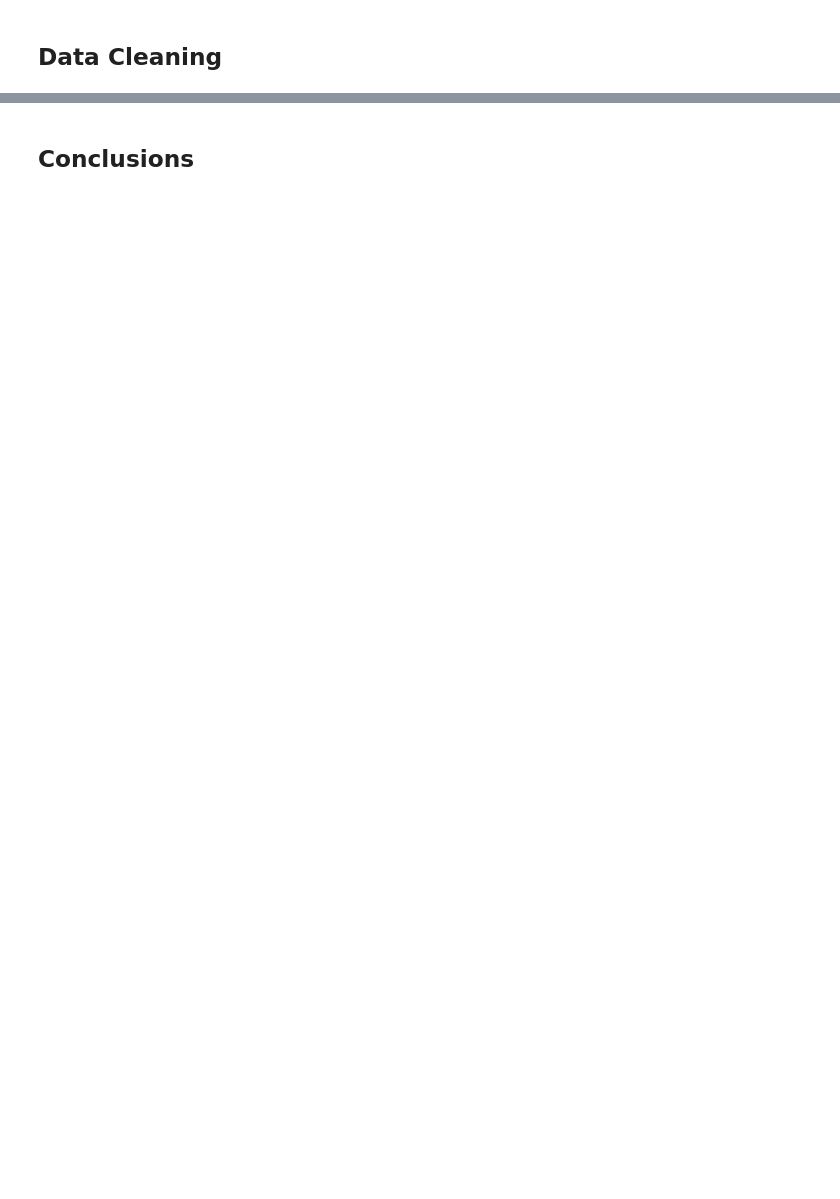
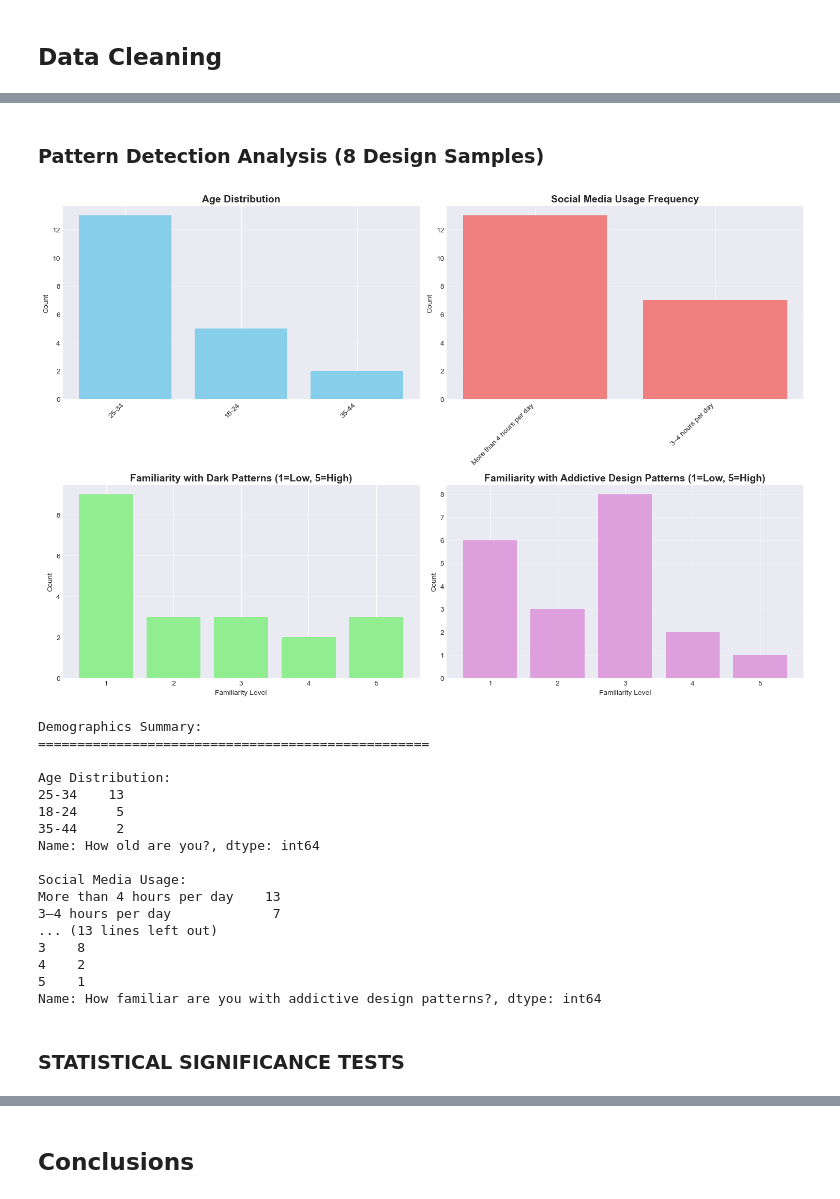
Before and after one commit to alkotaimJa/StudyonHowPeopleIdentifyDigitalDesignPatterns, a Jupyter notebook: data_analysis_template.ipynb, the cells around one changed output, grey strips where cells are left out. Cells and saved outputs as stored; diff of their text form; code cells hidden in the pictures; blank space fills up the shorter version.

```diff
--- a/data_analysis_template.ipynb
+++ b/data_analysis_template.ipynb
@@ -38,0 +219,75 @@ df.head()
+# %% [markdown]
+### Pattern Detection Analysis (8 Design Samples)
+# %%
+# Demographics analysis
+fig, axes = plt.subplots(2, 2, figsize=(15, 10))
+
+# Age distribution
+age_counts = df['How old are you?'].value_counts()
+axes[0, 0].bar(range(len(age_counts)), age_counts.values, color='skyblue')
+axes[0, 0].set_xticks(range(len(age_counts)))
+axes[0, 0].set_xticklabels(age_counts.index, rotation=45, ha='right')
+axes[0, 0].set_title('Age Distribution', fontsize=14, fontweight='bold')
+axes[0, 0].set_ylabel('Count')
+axes[0, 0].grid(axis='y', alpha=0.3)
+
+# Social media usage
+social_counts = df['How often do you use social media?'].value_counts()
+axes[0, 1].bar(range(len(social_counts)), social_counts.values, color='lightcoral')
+axes[0, 1].set_xticks(range(len(social_counts)))
+axes[0, 1].set_xticklabels(social_counts.index, rotation=45, ha='right')
+axes[0, 1].set_title('Social Media Usage Frequency', fontsize=14, fontweight='bold')
+axes[0, 1].set_ylabel('Count')
+axes[0, 1].grid(axis='y', alpha=0.3)
+
+# Dark patterns familiarity
+dark_familiarity = df['How familiar are you with dark patterns?'].value_counts().sort_index()
+axes[1, 0].bar(dark_familiarity.index.astype(str), dark_familiarity.values, color='lightgreen')
+axes[1, 0].set_title('Familiarity with Dark Patterns (1=Low, 5=High)', fontsize=14, fontweight='bold')
+axes[1, 0].set_xlabel('Familiarity Level')
+axes[1, 0].set_ylabel('Count')
+axes[1, 0].grid(axis='y', alpha=0.3)
+
+# Addictive patterns familiarity
+addictive_familiarity = df['How familiar are you with addictive design patterns?'].value_counts().sort_index()
+axes[1, 1].bar(addictive_familiarity.index.astype(str), addictive_familiarity.values, color='plum')
+axes[1, 1].set_title('Familiarity with Addictive Design Patterns (1=Low, 5=High)', fontsize=14, fontweight='bold')
+axes[1, 1].set_xlabel('Familiarity Level')
+axes[1, 1].set_ylabel('Count')
+axes[1, 1].grid(axis='y', alpha=0.3)
+
+plt.tight_layout()
+plt.show()
+
+# Summary statistics
+print("Demographics Summary:")
+print("="*50)
+print(f"\nAge Distribution:")
+print(age_counts)
+print(f"\nSocial Media Usage:")
+print(social_counts)
+print(f"\nDark Patterns Familiarity (Mean: {df['How familiar are you with dark patterns?'].mean():.2f}):")
+print(dark_familiarity)
+print(f"\nAddictive Patterns Familiarity (Mean: {df['How familiar are you with addictive design patterns?'].mean():.2f}):")
+print(addictive_familiarity)
+# %% [output]
+[figure, added]
+Demographics Summary:
+==================================================
+
+Age Distribution:
+25-34    13
+18-24     5
+35-44     2
+Name: How old are you?, dtype: int64
+
+Social Media Usage:
+More than 4 hours per day    13
+3–4 hours per day             7
+... (13 lines left out)
+3    8
+4    2
+5    1
+Name: How familiar are you with addictive design patterns?, dtype: int64
+# %% [markdown]
+### STATISTICAL SIGNIFICANCE TESTS
```
Also changed, not shown: parts of 19 cells of this notebook, 1 other file.
